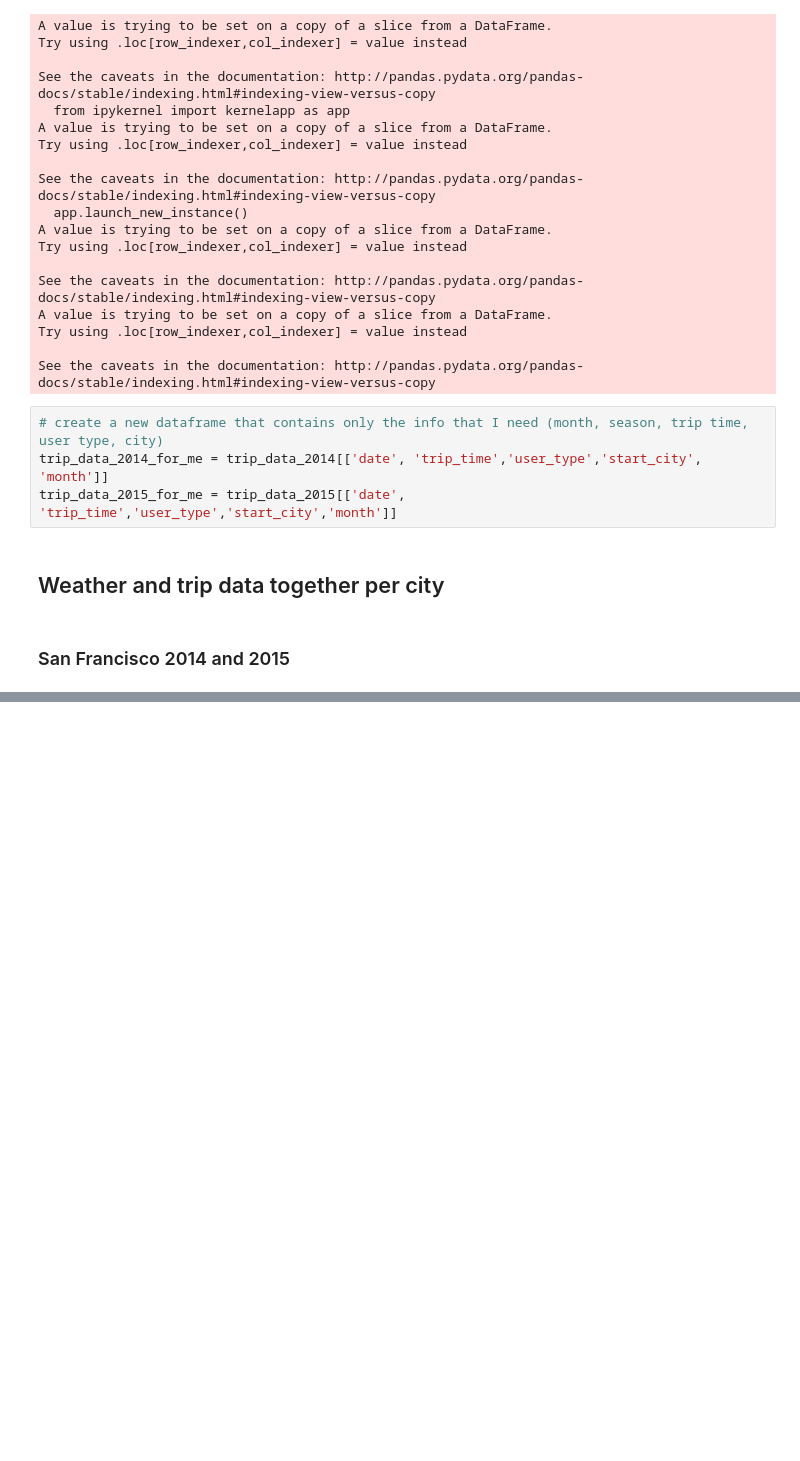
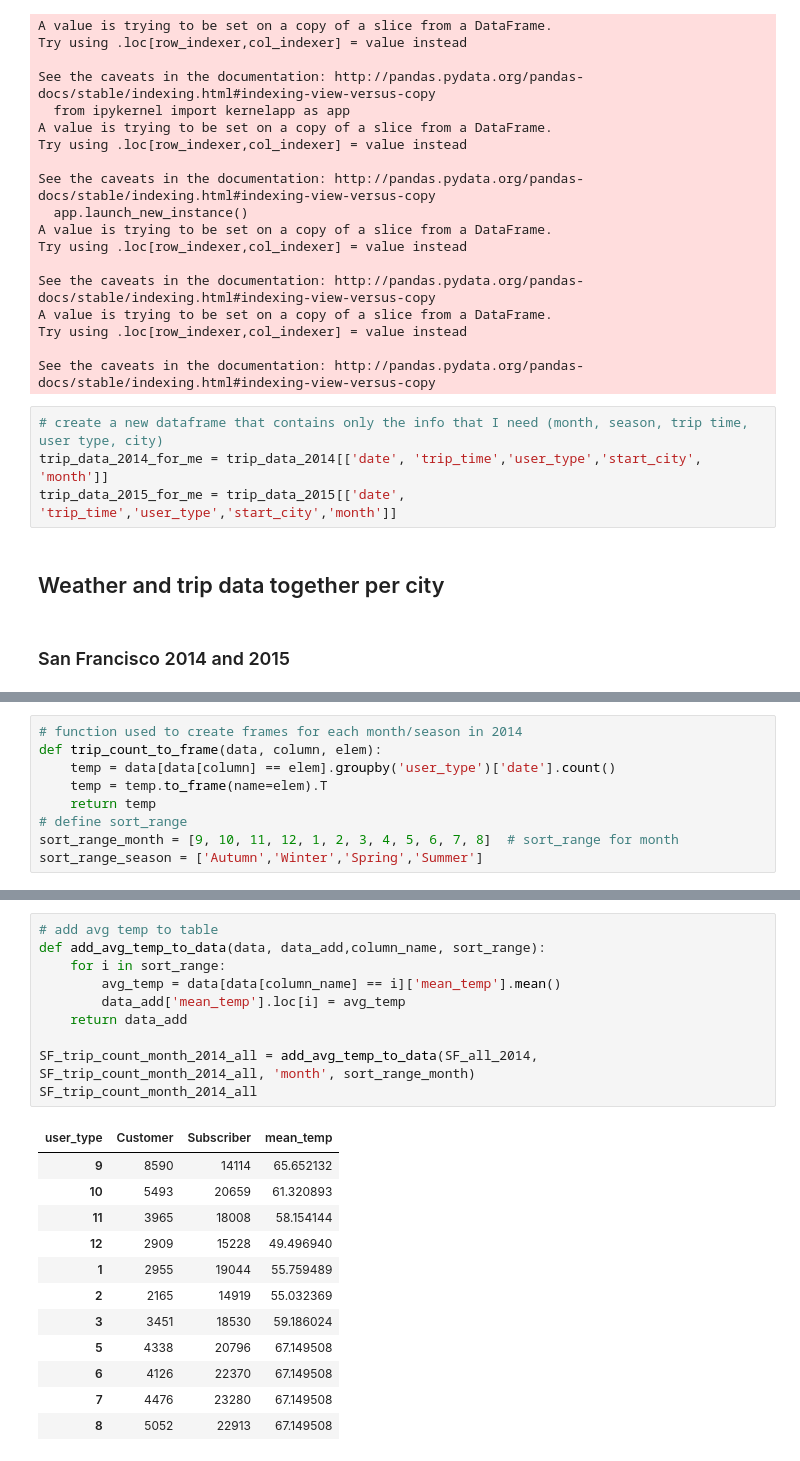
Before and after one commit to muyingchen/babsds, a Jupyter notebook: trip_data_and_weather_all.ipynb, the cells around one changed output, grey strips where cells are left out. Drawn from its saved outputs; the diff is of its cells as text; blank space fills up the shorter version.

```diff
--- a/trip_data_and_weather_all.ipynb
+++ b/trip_data_and_weather_all.ipynb
@@ -167,0 +144,9 @@ SF_by_user_2014.head()
+# %%
+# function used to create frames for each month/season in 2014
+def trip_count_to_frame(data, column, elem):
+    temp = data[data[column] == elem].groupby('user_type')['date'].count()
+    temp = temp.to_frame(name=elem).T
+    return temp
+# define sort_range
+sort_range_month = [9, 10, 11, 12, 1, 2, 3, 4, 5, 6, 7, 8]  # sort_range for month
+sort_range_season = ['Autumn','Winter','Spring','Summer']
@@ -167,0 +187,23 @@ SF_by_user_2014.head()
+# %%
+# add avg temp to table
+def add_avg_temp_to_data(data, data_add,column_name, sort_range):
+    for i in sort_range:
+        avg_temp = data[data[column_name] == i]['mean_temp'].mean()
+        data_add['mean_temp'].loc[i] = avg_temp
+    return data_add
+
+SF_trip_count_month_2014_all = add_avg_temp_to_data(SF_all_2014, SF_trip_count_month_2014_all, 'month', sort_range_month)
+SF_trip_count_month_2014_all
+# %% [output]
+| user_type | Customer | Subscriber | mean_temp |
+| 9 | 8590 | 14114 | 65.652132 |
+| 10 | 5493 | 20659 | 61.320893 |
+| 11 | 3965 | 18008 | 58.154144 |
+| 12 | 2909 | 15228 | 49.496940 |
+| 1 | 2955 | 19044 | 55.759489 |
+| 2 | 2165 | 14919 | 55.032369 |
+| 3 | 3451 | 18530 | 59.186024 |
+| 5 | 4338 | 20796 | 67.149508 |
+| 6 | 4126 | 22370 | 67.149508 |
+| 7 | 4476 | 23280 | 67.149508 |
+| 8 | 5052 | 22913 | 67.149508 |
```
Also changed, not shown: parts of 9 cells of this notebook.
